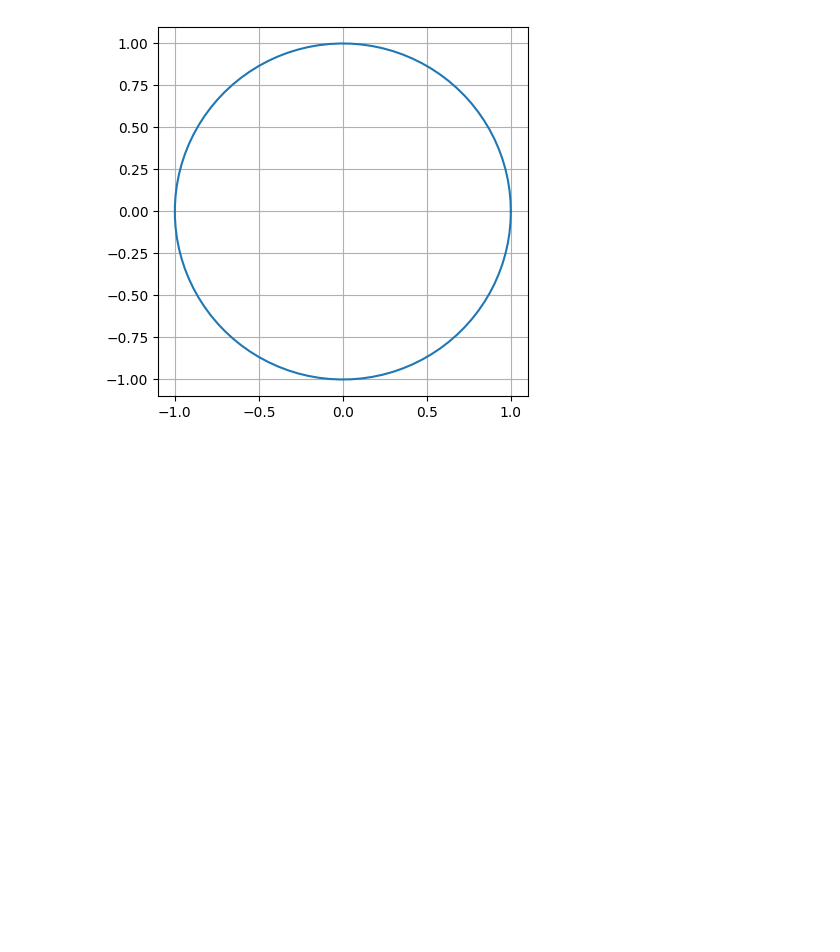
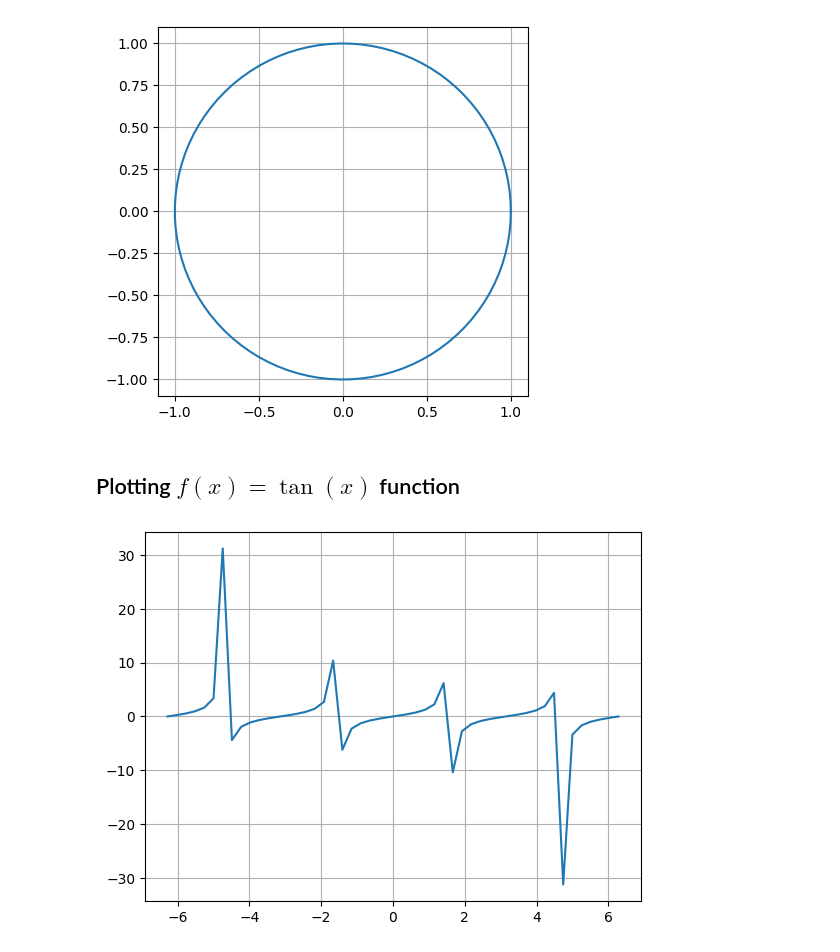
Before and after one commit to codeYann/math-functions, a Jupyter notebook: src/trigonometric_functions.ipynb, the cells around one changed output. Saved outputs shown, nothing was run; the diff lists cells and outputs as text; code cells hidden in the pictures; blank space fills up the shorter version.

```diff
--- a/src/trigonometric_functions.ipynb
+++ b/src/trigonometric_functions.ipynb
@@ -38,3 +38,11 @@ ax.set_aspect(1)
 plt.show()
 # %% [output]
 [figure]
+# %% [markdown]
+## Plotting $f(x) = \tan(x)$ function
+# %%
+plt.grid()
+plt.plot(space, np.tan(space))
+plt.show()
+# %% [output]
+[figure, added]
```
Also changed, not shown: parts of 3 cells of this notebook.
